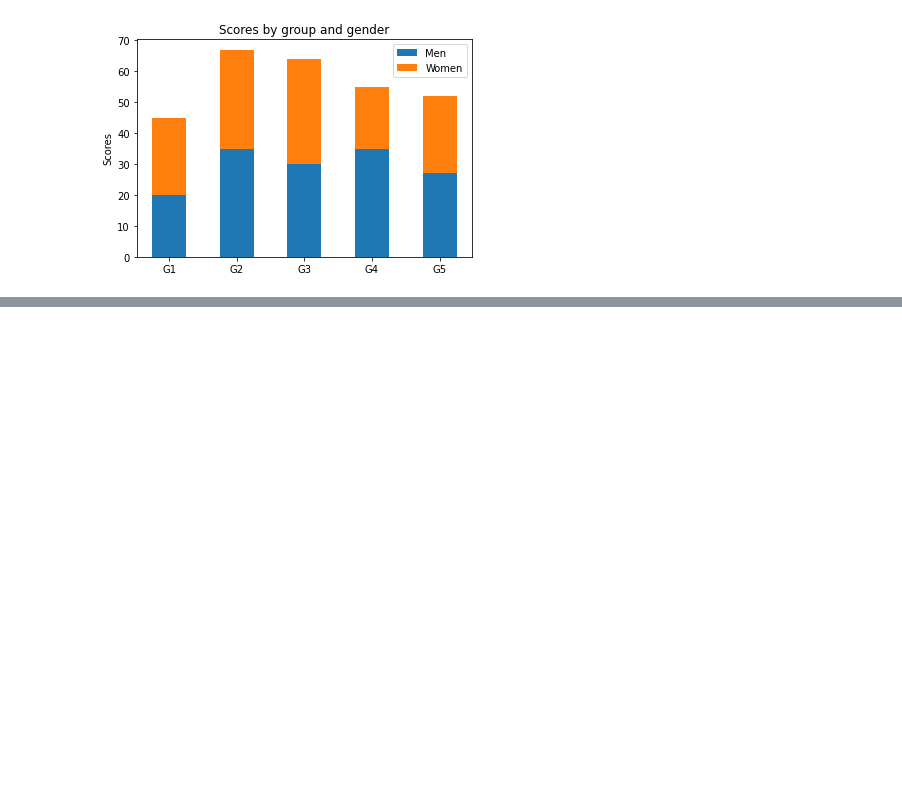
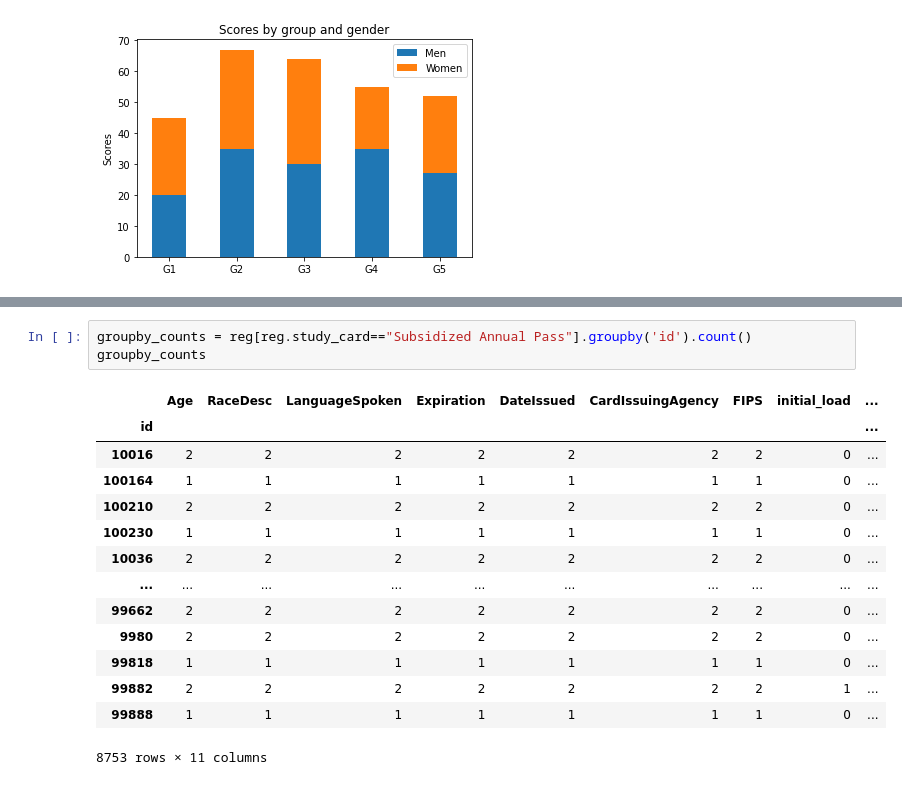
Before and after one commit to albertyusun/cisil-causal-inference, a Jupyter notebook: EDA/Albert/num_enrolled.ipynb, the cells around one changed output, grey strips where cells are left out. Drawn from its saved outputs; the diff is of its cells as text; blank space fills up the shorter version.

```diff
--- a/EDA/Albert/num_enrolled.ipynb
+++ b/EDA/Albert/num_enrolled.ipynb
@@ -228,0 +252,18 @@ plt.show()
+# %%
+groupby_counts = reg[reg.study_card=="Subsidized Annual Pass"].groupby('id').count()
+groupby_counts
+# %% [output]
+|  | Age | RaceDesc | LanguageSpoken | Expiration | DateIssued | CardIssuingAgency | FIPS | initial_load | ... |
+| id |  |  |  |  |  |  |  |  | ... |
+| 10016 | 2 | 2 | 2 | 2 | 2 | 2 | 2 | 0 | ... |
+| 100164 | 1 | 1 | 1 | 1 | 1 | 1 | 1 | 0 | ... |
+| 100210 | 2 | 2 | 2 | 2 | 2 | 2 | 2 | 0 | ... |
+| 100230 | 1 | 1 | 1 | 1 | 1 | 1 | 1 | 0 | ... |
+| 10036 | 2 | 2 | 2 | 2 | 2 | 2 | 2 | 0 | ... |
+| ... | ... | ... | ... | ... | ... | ... | ... | ... | ... |
+| 99662 | 2 | 2 | 2 | 2 | 2 | 2 | 2 | 0 | ... |
+| 9980 | 2 | 2 | 2 | 2 | 2 | 2 | 2 | 0 | ... |
+| 99818 | 1 | 1 | 1 | 1 | 1 | 1 | 1 | 0 | ... |
+| 99882 | 2 | 2 | 2 | 2 | 2 | 2 | 2 | 1 | ... |
+| 99888 | 1 | 1 | 1 | 1 | 1 | 1 | 1 | 0 | ... |
+8753 rows × 11 columns
```
Also changed, not shown: parts of 3 cells of this notebook, 1 other file.
